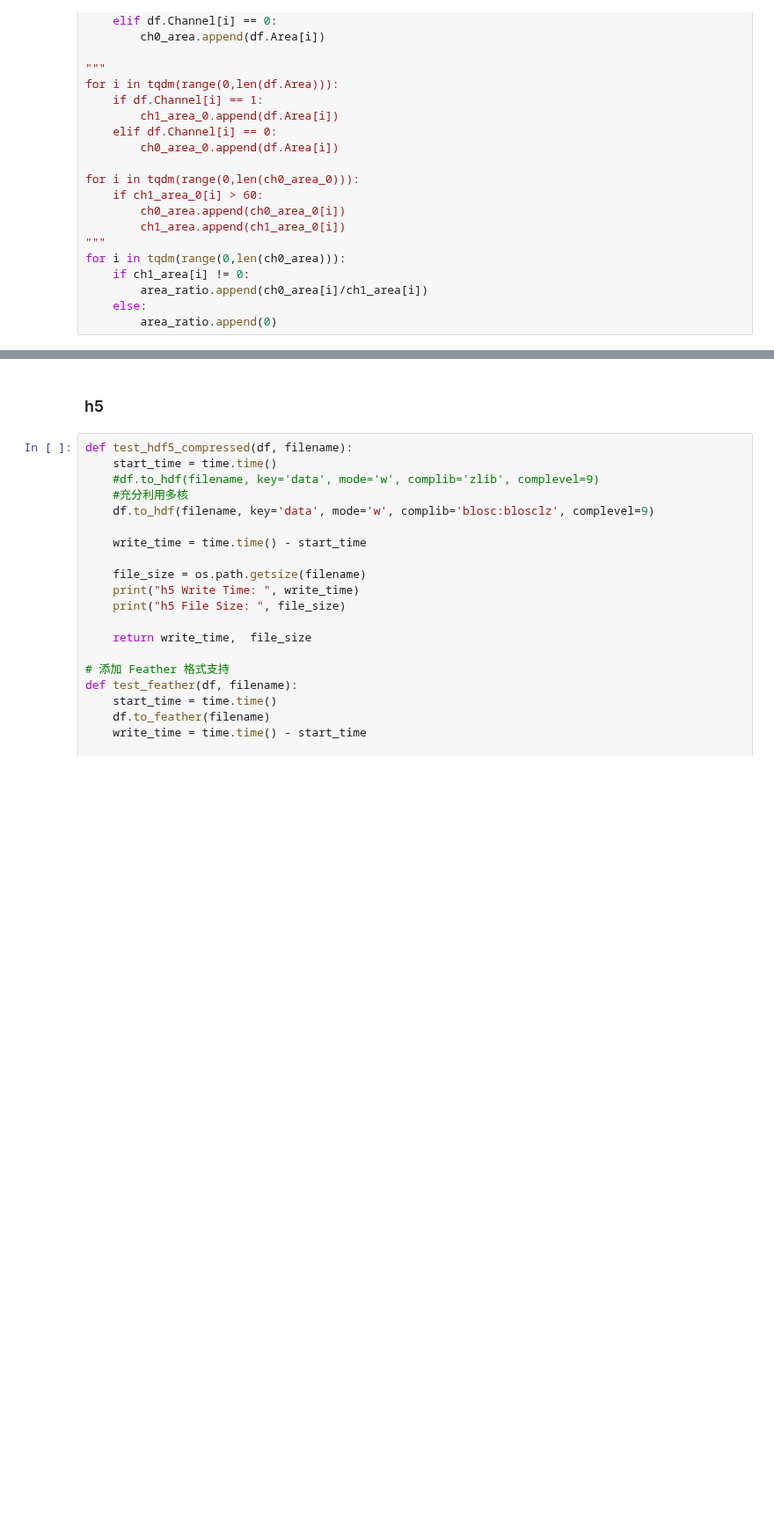
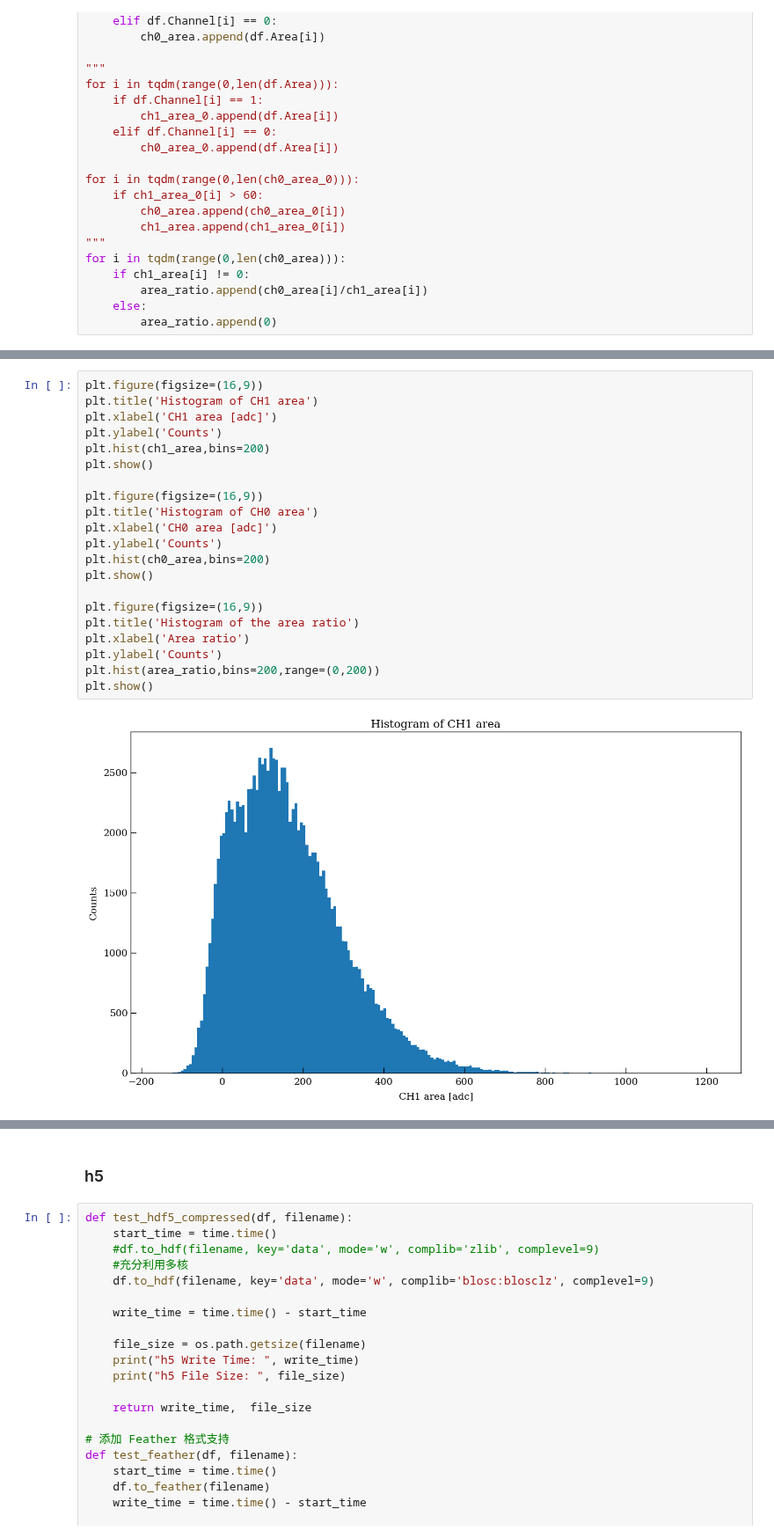
Before and after one commit to Westlake-University-Lsc-lab/RELICS_PMT_Data_Analysis, a Jupyter notebook: PolariserCheck/check_readout.ipynb, the cells around one changed output, grey strips where cells are left out. Shown at 88% size. Cells and saved outputs as stored; diff of their text form; blank space fills up the shorter version.

```diff
--- a/PolariserCheck/check_readout.ipynb
+++ b/PolariserCheck/check_readout.ipynb
@@ -258,0 +263,23 @@ plt.show()
+# %%
+plt.figure(figsize=(16,9))
+plt.title('Histogram of CH1 area')
+plt.xlabel('CH1 area [adc]')
+plt.ylabel('Counts')
+plt.hist(ch1_area,bins=200)
+plt.show()
+
+plt.figure(figsize=(16,9))
+plt.title('Histogram of CH0 area')
+plt.xlabel('CH0 area [adc]')
+plt.ylabel('Counts')
+plt.hist(ch0_area,bins=200)
+plt.show()
+
+plt.figure(figsize=(16,9))
+plt.title('Histogram of the area ratio')
+plt.xlabel('Area ratio')
+plt.ylabel('Counts')
+plt.hist(area_ratio,bins=200,range=(0,200))
+plt.show()
+# %% [output]
+[figure, added]
```
Also changed, not shown: parts of 7 cells of this notebook.
